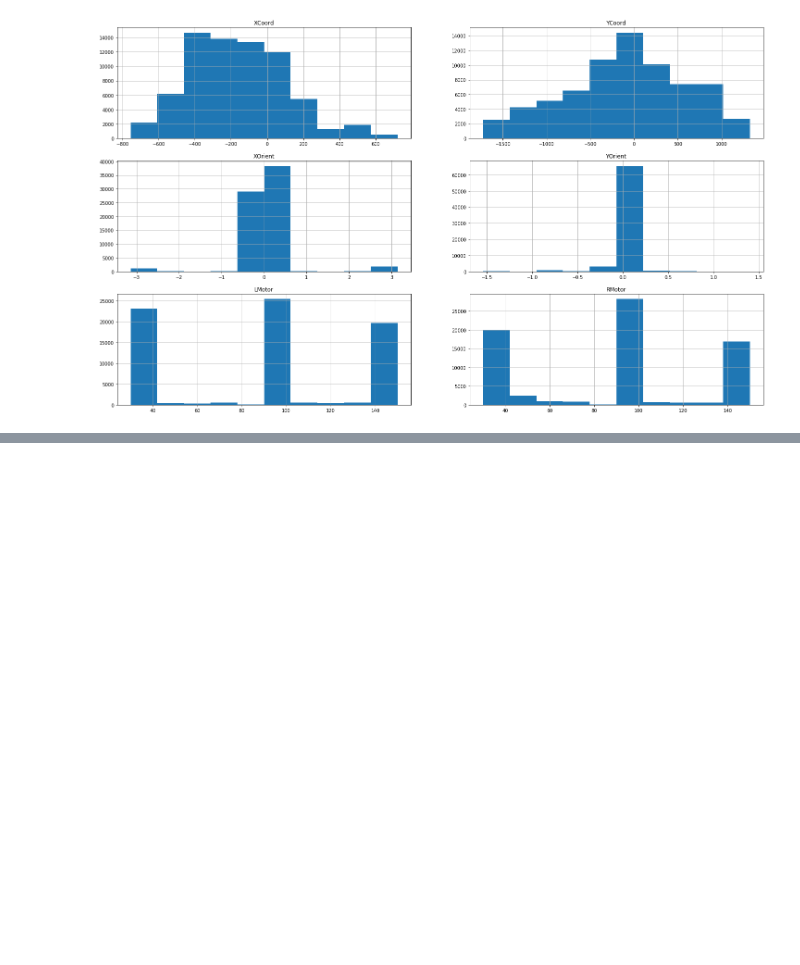
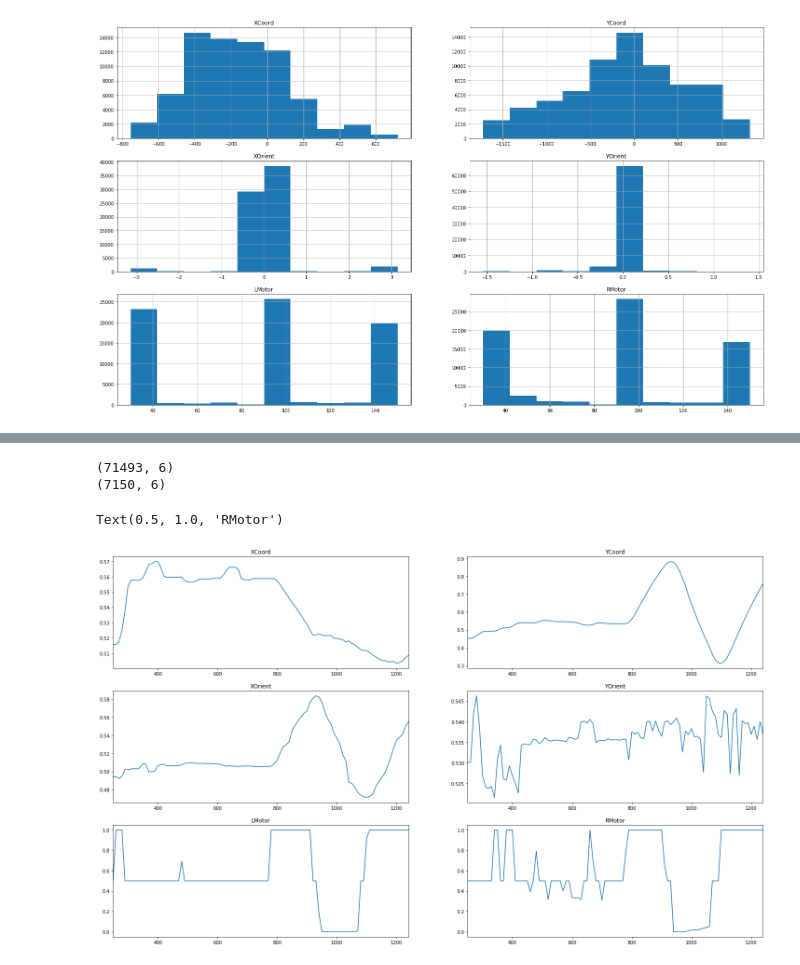
Before and after one commit to mbaltieri/lstmTest, a Jupyter notebook: AnalyseRoverRecordings.ipynb, the cells around one changed output, grey strips where cells are left out. Saved outputs shown, nothing was run; the diff lists cells and outputs as text; code cells hidden in the pictures; blank space fills up the shorter version.

```diff
--- a/AnalyseRoverRecordings.ipynb
+++ b/AnalyseRoverRecordings.ipynb
@@ -112,2 +141,23 @@ Text(0.5, 1.0, 'RMotor')
+# %%
+# subsample the data (now recordings at 100 Hz)
+frames_skipped = 10
+print(data_normalised.shape)
+data_normalised_subsampled = data_normalised.iloc[::frames_skipped]
+print(data_normalised_subsampled.shape)
+
+fig, axes = plt.subplots(figsize=(25, 15), nrows=3, ncols=2)
+data_normalised_subsampled['XCoord'][:100].plot(ax=axes[0,0]); axes[0,0].set_title('XCoord')
+data_normalised_subsampled['YCoord'][:100].plot(ax=axes[0,1]); axes[0,1].set_title('YCoord')
+
+data_normalised_subsampled['XOrient'][:100].plot(ax=axes[1,0]); axes[1,0].set_title('XOrient')
+data_normalised_subsampled['YOrient'][:100].plot(ax=axes[1,1]); axes[1,1].set_title('YOrient')
+
+data_normalised_subsampled['LMotor'][:100].plot(ax=axes[2,0]); axes[2,0].set_title('LMotor')
+data_normalised_subsampled['RMotor'][:100].plot(ax=axes[2,1]); axes[2,1].set_title('RMotor')
+# %% [output]
+(71493, 6)
+(7150, 6)
+Text(0.5, 1.0, 'RMotor')
+[figure, added]
 # %%
 # save data to new csv file, without index
```
Also changed, not shown: parts of 5 cells of this notebook, 4 other files.
